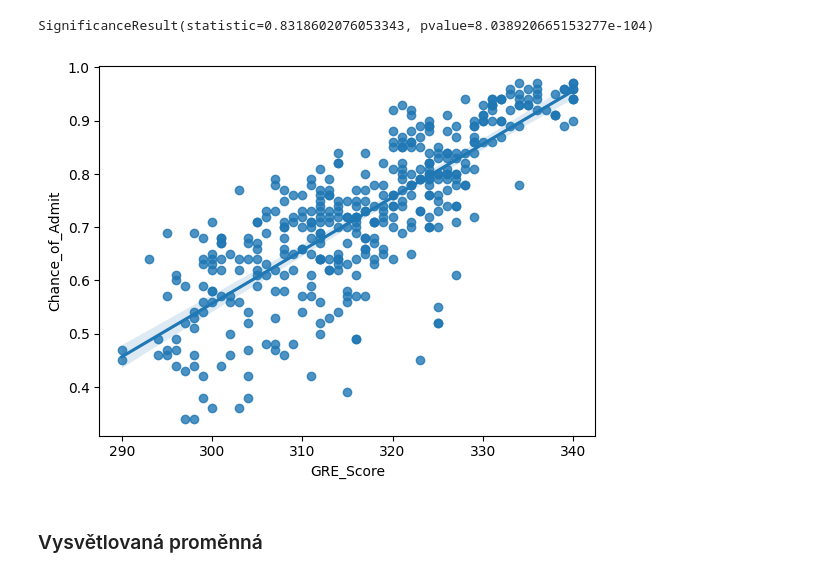
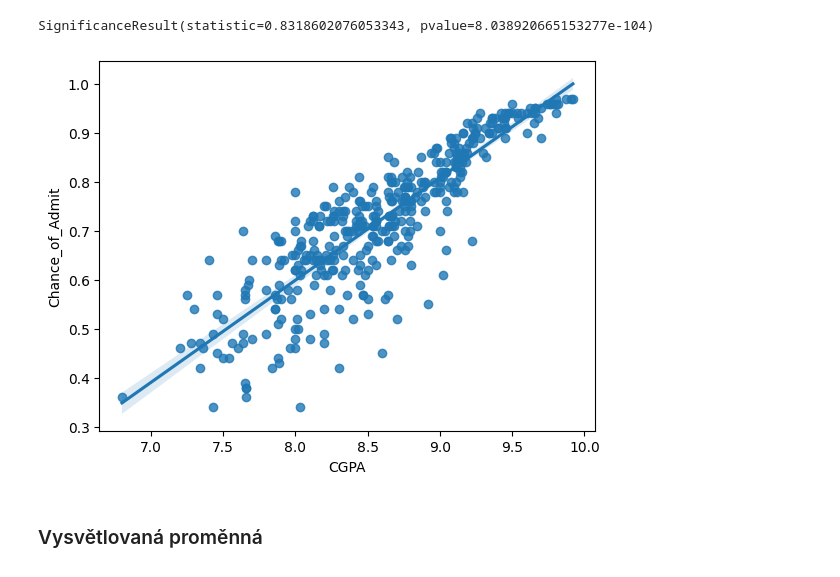
Before and after one commit to northernsnowflake/python_for_data_science, a Jupyter notebook: 04/ukol/ukol1.ipynb, the cells around one changed output. Drawn from its saved outputs; the diff is of its cells as text; code cells hidden in the pictures.

```diff
--- a/04/ukol/ukol1.ipynb
+++ b/04/ukol/ukol1.ipynb
@@ -243,7 +244,7 @@ SignificanceResult(statistic=0.8318602076053343, pvalue=8.038920665153277e-104)
 # 3. Vytvořte korelační graf (sns.regplot) pro vysvětlovanou proměnnou šance na přijetí (Chance of Admit)
 # a proměnnou, která je s ní nejvíce korelovaná
 # %%
-g = sns.regplot(data, x="GRE_Score", y="Chance_of_Admit")
+g = sns.regplot(data, x="CGPA", y="Chance_of_Admit")
 # %% [output]
-[figure, old version]
+[figure, new version]
 # %%
```
Also changed, not shown: parts of 20 cells of this notebook.
